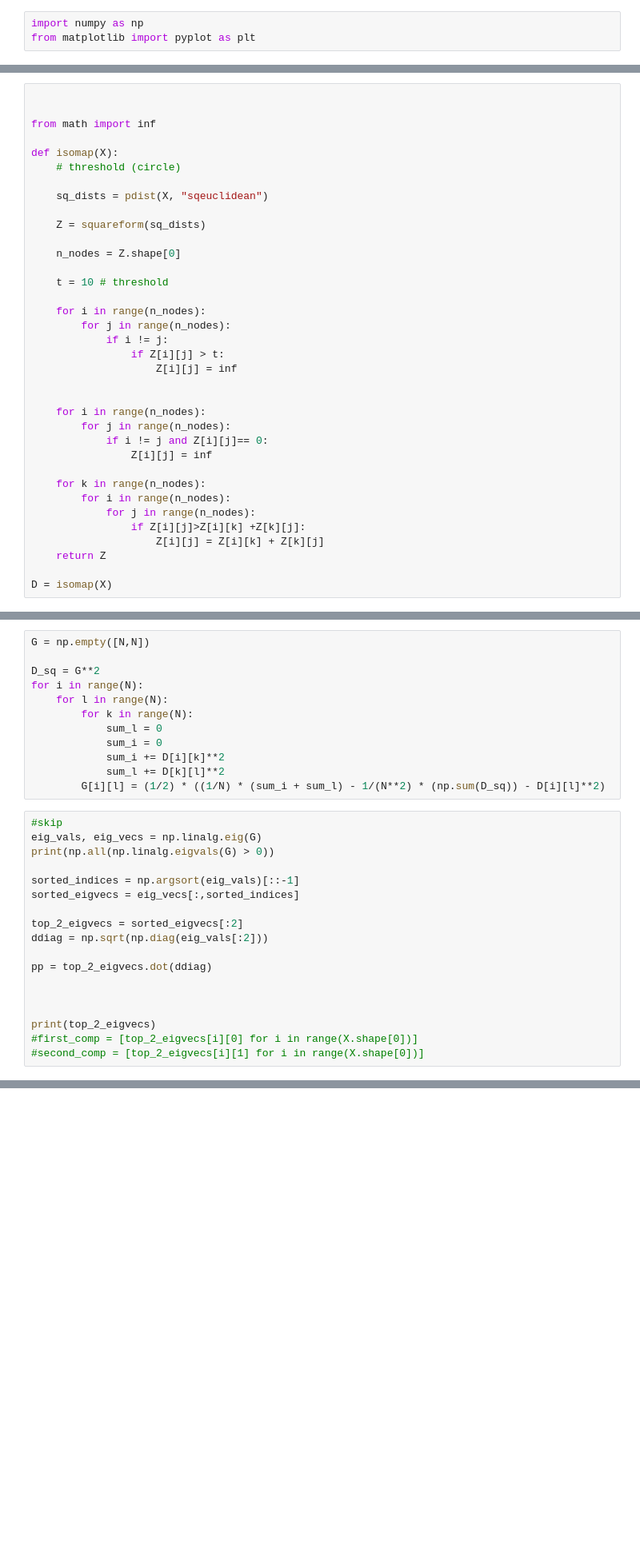
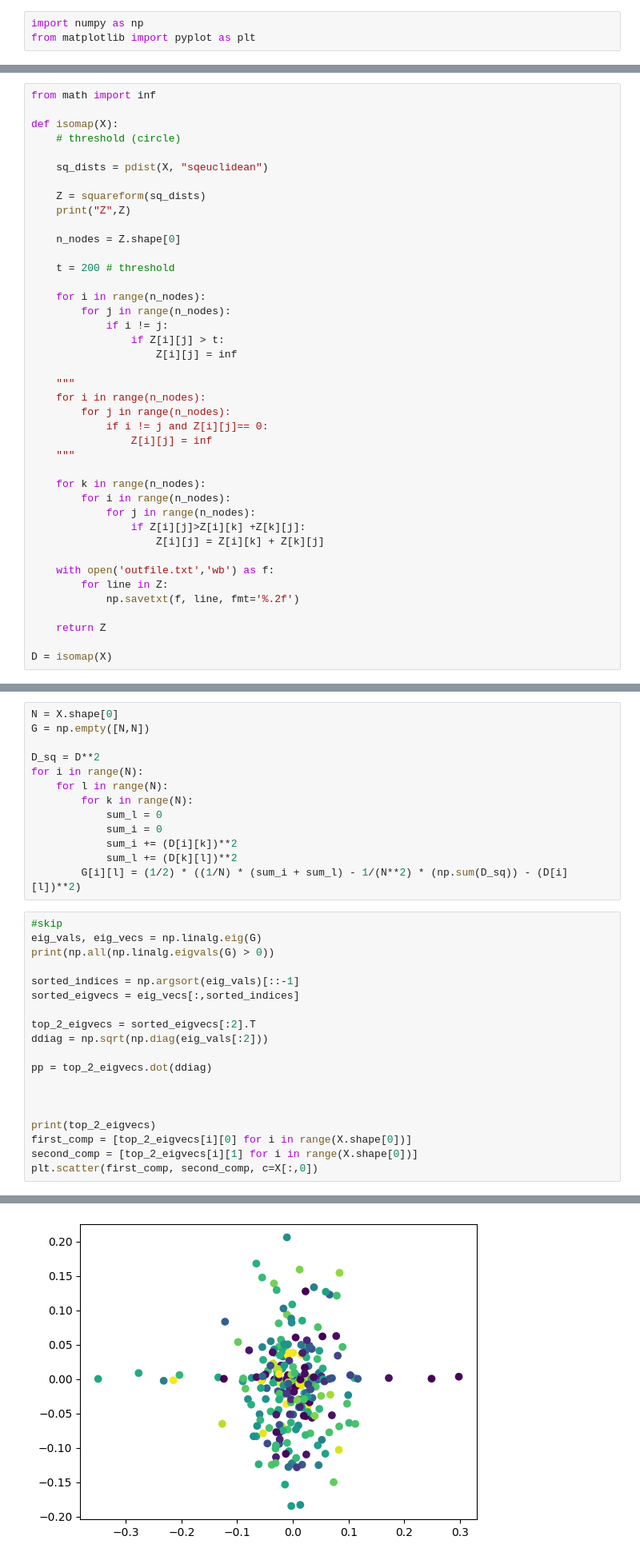
Before and after one commit to alessimichele/Unsupervised-Learning-2023, a Jupyter notebook: my_solution/Lab3.ipynb, the cells around one changed output, grey strips where cells are left out. Shown: that part at 80% size. Cells and saved outputs as stored; diff of their text form; blank space fills up the shorter version.

```diff
--- a/my_solution/Lab3.ipynb
+++ b/my_solution/Lab3.ipynb
@@ -88,6 +88,4 @@ print(mat_sq_dists.shape)
 # %%
-
-
 from math import inf
 
 def isomap(X):
@@ -96,10 +94,11 @@ def isomap(X):
     sq_dists = pdist(X, "sqeuclidean")
 
     Z = squareform(sq_dists)
+    print("Z",Z)
 
     n_nodes = Z.shape[0]
 
-    t = 10 # threshold
+    t = 200 # threshold
 
     for i in range(n_nodes):
         for j in range(n_nodes):
@@ -107,17 +106,23 @@ def isomap(X):
                 if Z[i][j] > t:
                     Z[i][j] = inf
 
-
+    """
     for i in range(n_nodes):
         for j in range(n_nodes):
             if i != j and Z[i][j]== 0:
                 Z[i][j] = inf
+    """
 
     for k in range(n_nodes):
         for i in range(n_nodes):
             for j in range(n_nodes):
                 if Z[i][j]>Z[i][k] +Z[k][j]:
                     Z[i][j] = Z[i][k] + Z[k][j]
+
+    with open('outfile.txt','wb') as f:
+        for line in Z:
+            np.savetxt(f, line, fmt='%.2f')
+
     return Z
 
 D = isomap(X)
@@ -124,15 +143,16 @@ D = isomap(X)
 # %%
+N = X.shape[0]
 G = np.empty([N,N])
 
-D_sq = G**2
+D_sq = D**2
 for i in range(N):
     for l in range(N):
         for k in range(N):
             sum_l = 0
             sum_i = 0
-            sum_i += D[i][k]**2
-            sum_l += D[k][l]**2
-        G[i][l] = (1/2) * ((1/N) * (sum_i + sum_l) - 1/(N**2) * (np.sum(D_sq)) - D[i][l]**2)
+            sum_i += (D[i][k])**2
+            sum_l += (D[k][l])**2
+        G[i][l] = (1/2) * ((1/N) * (sum_i + sum_l) - 1/(N**2) * (np.sum(D_sq)) - (D[i][l])**2)
 # %%
 #skip
 eig_vals, eig_vecs = np.linalg.eig(G)
@@ -141,7 +161,7 @@ print(np.all(np.linalg.eigvals(G) > 0))
 sorted_indices = np.argsort(eig_vals)[::-1]
 sorted_eigvecs = eig_vecs[:,sorted_indices]
 
-top_2_eigvecs = sorted_eigvecs[:2]
+top_2_eigvecs = sorted_eigvecs[:2].T
 ddiag = np.sqrt(np.diag(eig_vals[:2]))
 
 pp = top_2_eigvecs.dot(ddiag)
@@ -149,6 +169,7 @@ pp = top_2_eigvecs.dot(ddiag)
 
 
 print(top_2_eigvecs)
-#first_comp = [top_2_eigvecs[i][0] for i in range(X.shape[0])]
-#second_comp = [top_2_eigvecs[i][1] for i in range(X.shape[0])]
+first_comp = [top_2_eigvecs[i][0] for i in range(X.shape[0])]
+second_comp = [top_2_eigvecs[i][1] for i in range(X.shape[0])]
+plt.scatter(first_comp, second_comp, c=X[:,0])
 # %% [output]
@@ -156,3 +194,4 @@ LinAlgError: Array must not contain infs or NaNs
+[figure, added]
 # %%
 J = np.eye(N)- 1/N * np.dot(np.ones(N),np.ones(N).T)
 Gdelta = -1/2 * (J.dot(D)).dot(J)
```
Also changed, not shown: parts of 5 cells of this notebook, 1 other file.
